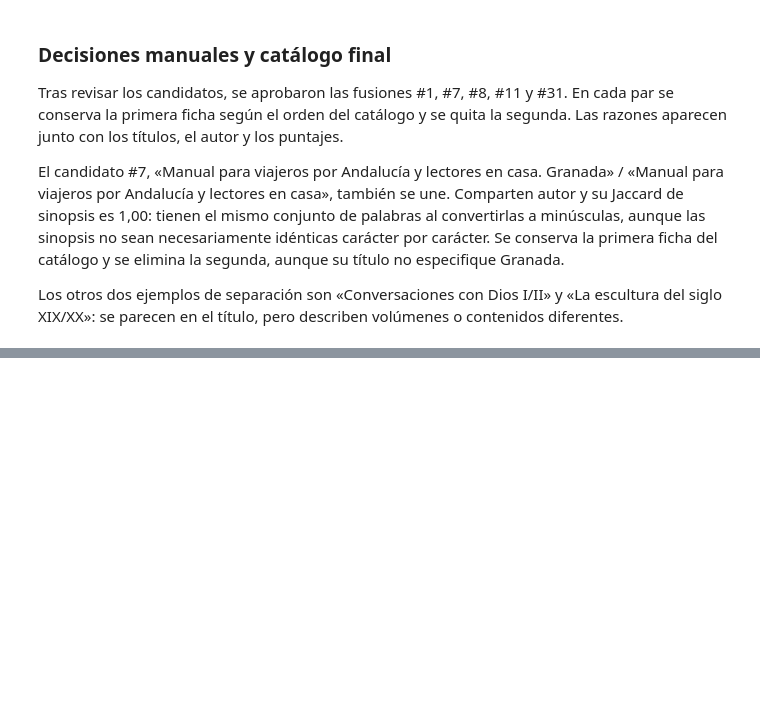
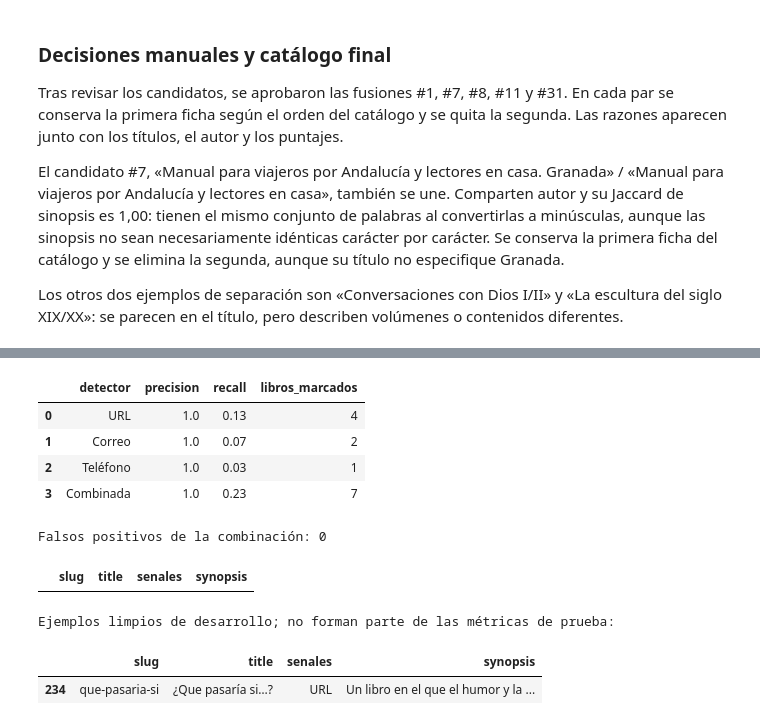
Before and after one commit to manuelibarbia/NLP_Ayala_Cerana_Colombo_Ibarbia, a Jupyter notebook: notebooks/TP3_ayala_cerana_colombo_ibarbia.ipynb, the cells around one changed output, grey strips where cells are left out. Saved outputs shown, nothing was run; the diff lists cells and outputs as text; code cells hidden in the pictures; blank space fills up the shorter version.

```diff
--- a/notebooks/TP3_ayala_cerana_colombo_ibarbia.ipynb
+++ b/notebooks/TP3_ayala_cerana_colombo_ibarbia.ipynb
@@ -306,0 +340,69 @@ Sinopsis únicas: 8,643 de 8,643
+# %%
+from sklearn.metrics import precision_score, recall_score
+
+patrones_regex = [
+    ("URL", "marca_url", re.compile(r"https?://|www\.", re.IGNORECASE)),
+    ("Correo", "marca_correo", re.compile(r"\b[A-Za-z0-9._%+-]+@[A-Za-z0-9.-]+\.[A-Za-z]{2,}\b", re.IGNORECASE)),
+    ("Teléfono", "marca_telefono", re.compile(r"\+\d(?:[\s().-]?\d){7,14}")),
+]
+
+for nombre, columna, patron in patrones_regex:
+    prueba[columna] = prueba["synopsis"].str.contains(patron, na=False)
+
+columnas_individuales = [columna for _, columna, _ in patrones_regex]
+prueba["marca_combinada"] = prueba[columnas_individuales].any(axis=1)
+
+columnas_detectores = {nombre: columna for nombre, columna, _ in patrones_regex}
+columnas_detectores["Combinada"] = "marca_combinada"
+y_prueba = prueba["contaminado"].astype(int)
+resultados_regex = []
+for nombre, columna in columnas_detectores.items():
+    predicciones = prueba[columna].astype(int)
+    resultados_regex.append({
+        "detector": nombre,
+        "precision": round(precision_score(y_prueba, predicciones, zero_division=0), 2),
+        "recall": round(recall_score(y_prueba, predicciones, zero_division=0), 2),
+        "libros_marcados": int(predicciones.sum()),
+    })
+tabla_metricas_regex = pd.DataFrame(resultados_regex)
+display(tabla_metricas_regex)
+
+falsos_positivos_regex = prueba.loc[
+    prueba["contaminado"].eq(0) & prueba["marca_combinada"],
+].copy()
+falsos_positivos_regex["senales"] = falsos_positivos_regex.apply(
+    lambda fila: ", ".join(
+        nombre for nombre, columna, _ in patrones_regex if fila[columna]
+    ),
+    axis=1,
+)
+print(f"Falsos positivos de la combinación: {len(falsos_positivos_regex)}")
+display(falsos_positivos_regex[["slug", "title", "senales", "synopsis"]])
+
+if falsos_positivos_regex.empty:
+    desarrollo_marcado = desarrollo.copy()
+    for _, columna, patron in patrones_regex:
+        desarrollo_marcado[columna] = desarrollo_marcado["synopsis"].str.contains(patron, na=False)
+    desarrollo_marcado["marca_combinada"] = desarrollo_marcado[columnas_individuales].any(axis=1)
+    falsos_positivos_desarrollo = desarrollo_marcado.loc[
+        desarrollo_marcado["contaminado"].eq(0) & desarrollo_marcado["marca_combinada"],
+    ].copy()
+    falsos_positivos_desarrollo["senales"] = falsos_positivos_desarrollo.apply(
+        lambda fila: ", ".join(
+            nombre for nombre, columna, _ in patrones_regex if fila[columna]
+        ),
+        axis=1,
+    )
+    print("Ejemplos limpios de desarrollo; no forman parte de las métricas de prueba:")
+    display(falsos_positivos_desarrollo[["slug", "title", "senales", "synopsis"]])
+# %% [output]
+|  | detector | precision | recall | libros_marcados |
+| 0 | URL | 1.0 | 0.13 | 4 |
+| 1 | Correo | 1.0 | 0.07 | 2 |
+| 2 | Teléfono | 1.0 | 0.03 | 1 |
+| 3 | Combinada | 1.0 | 0.23 | 7 |
+Falsos positivos de la combinación: 0
+|  | slug | title | senales | synopsis |
+Ejemplos limpios de desarrollo; no forman parte de las métricas de prueba:
+|  | slug | title | senales | synopsis |
+| 234 | que-pasaria-si | ¿Que pasaría si…? | URL | Un libro en el que el humor y la ... |
```
Also changed, not shown: parts of 4 cells of this notebook, 4 other files.
